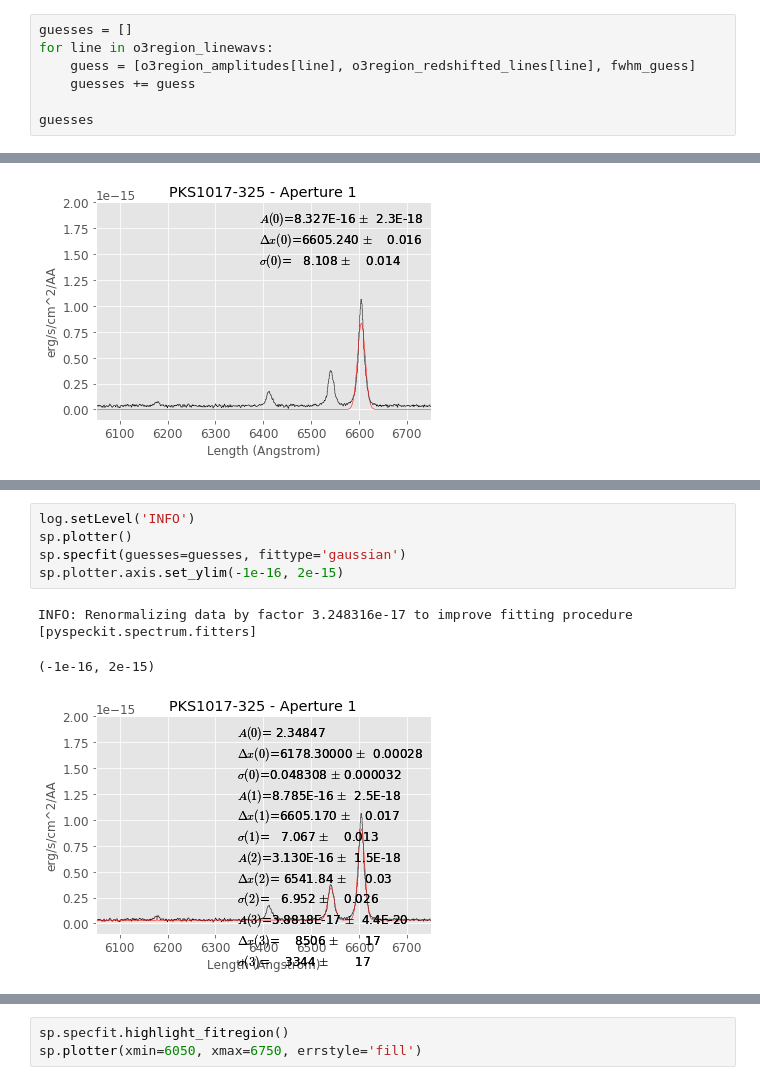
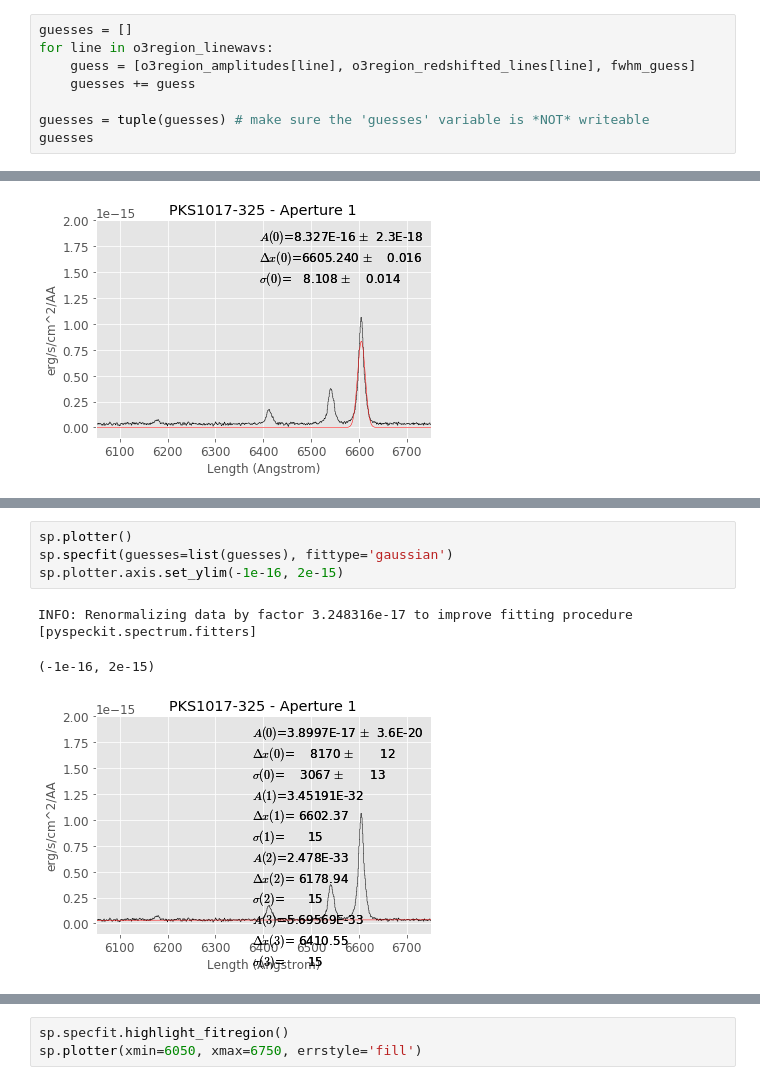
Before and after one commit to granttremblay/question_for_adam, a Jupyter notebook: PKS1017_Analysis.ipynb, the cells around one changed output, grey strips where cells are left out. Cells and saved outputs as stored; diff of their text form.

```diff
--- a/PKS1017_Analysis.ipynb
+++ b/PKS1017_Analysis.ipynb
@@ -239,5 +239,6 @@ for line in o3region_linewavs:
     guess = [o3region_amplitudes[line], o3region_redshifted_lines[line], fwhm_guess]
     guesses += guess
 
+guesses = tuple(guesses) # make sure the 'guesses' variable is *NOT* writeable
 guesses
 # %% [output]
@@ -288,9 +300,8 @@ INFO: Renormalizing data by factor 3.248316e-17 to improve fitting procedure [py
 # %%
-log.setLevel('INFO')
 sp.plotter()
-sp.specfit(guesses=guesses, fittype='gaussian')
+sp.specfit(guesses=list(guesses), fittype='gaussian')
 sp.plotter.axis.set_ylim(-1e-16, 2e-15)
 # %% [output]
 INFO: Renormalizing data by factor 3.248316e-17 to improve fitting procedure [pyspeckit.spectrum.fitters]
 (-1e-16, 2e-15)
-[figure, old version]
+[figure, new version]
```
Also changed, not shown: parts of 10 cells of this notebook.
